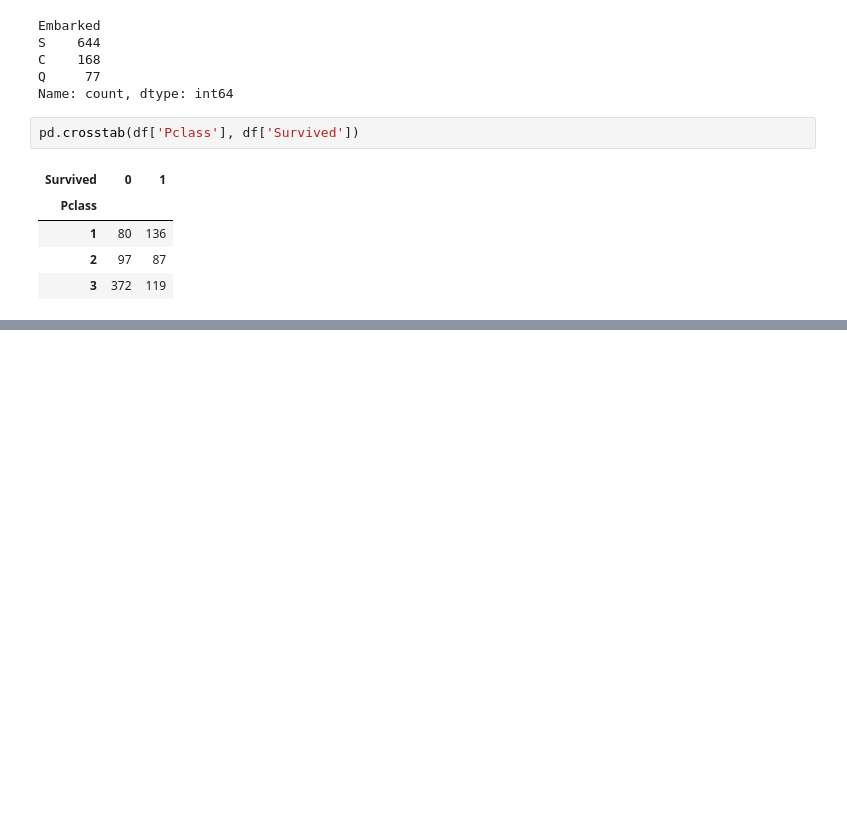
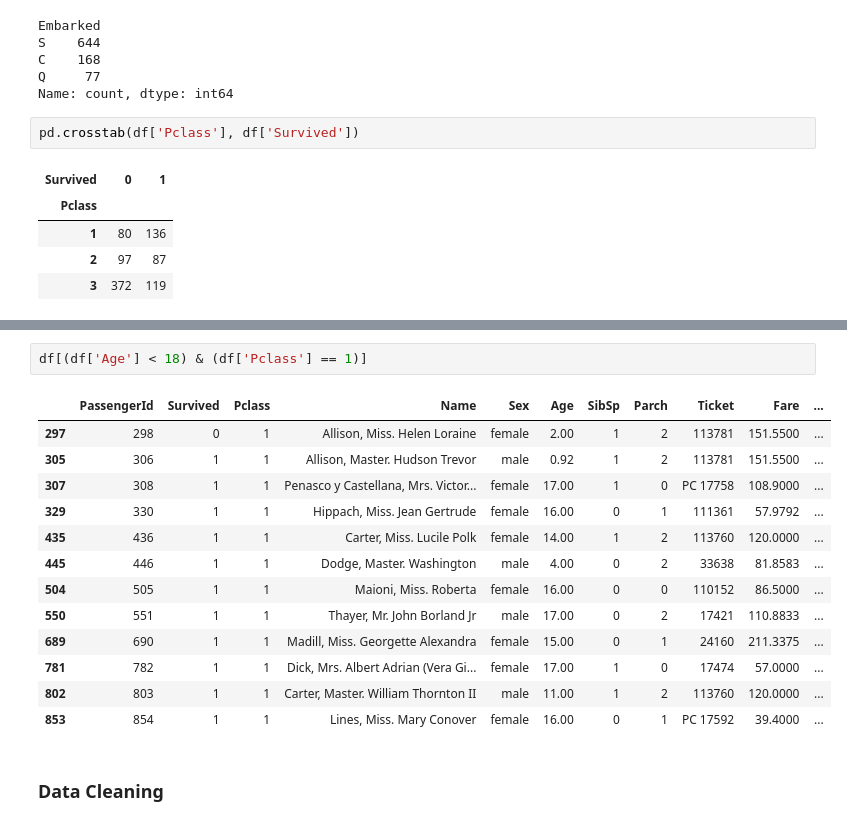
Before and after one commit to AchalMate/Complete-Data-Science-Guide, a Jupyter notebook: 02. Data Analysis using Python/02. Pandas/EDA on titanic Dataset.ipynb, the cells around one changed output, grey strips where cells are left out. Saved outputs shown, nothing was run; the diff lists cells and outputs as text; blank space fills up the shorter version.

```diff
--- a/02. Data Analysis using Python/02. Pandas/EDA on titanic Dataset.ipynb
+++ b/02. Data Analysis using Python/02. Pandas/EDA on titanic Dataset.ipynb
@@ -268,0 +433,18 @@ For example, when doing 'df[col].method(value, inplace=True)', try using 'df.met
+# %%
+df[(df['Age'] < 18) & (df['Pclass'] == 1)]
+# %% [output]
+|  | PassengerId | Survived | Pclass | Name | Sex | Age | SibSp | Parch | Ticket | Fare | ... |
+| 297 | 298 | 0 | 1 | Allison, Miss. Helen Loraine | female | 2.00 | 1 | 2 | 113781 | 151.5500 | ... |
+| 305 | 306 | 1 | 1 | Allison, Master. Hudson Trevor | male | 0.92 | 1 | 2 | 113781 | 151.5500 | ... |
+| 307 | 308 | 1 | 1 | Penasco y Castellana, Mrs. Victor... | female | 17.00 | 1 | 0 | PC 17758 | 108.9000 | ... |
+| 329 | 330 | 1 | 1 | Hippach, Miss. Jean Gertrude | female | 16.00 | 0 | 1 | 111361 | 57.9792 | ... |
+| 435 | 436 | 1 | 1 | Carter, Miss. Lucile Polk | female | 14.00 | 1 | 2 | 113760 | 120.0000 | ... |
+| 445 | 446 | 1 | 1 | Dodge, Master. Washington | male | 4.00 | 0 | 2 | 33638 | 81.8583 | ... |
+| 504 | 505 | 1 | 1 | Maioni, Miss. Roberta | female | 16.00 | 0 | 0 | 110152 | 86.5000 | ... |
+| 550 | 551 | 1 | 1 | Thayer, Mr. John Borland Jr | male | 17.00 | 0 | 2 | 17421 | 110.8833 | ... |
+| 689 | 690 | 1 | 1 | Madill, Miss. Georgette Alexandra | female | 15.00 | 0 | 1 | 24160 | 211.3375 | ... |
+| 781 | 782 | 1 | 1 | Dick, Mrs. Albert Adrian (Vera Gi... | female | 17.00 | 1 | 0 | 17474 | 57.0000 | ... |
+| 802 | 803 | 1 | 1 | Carter, Master. William Thornton II | male | 11.00 | 1 | 2 | 113760 | 120.0000 | ... |
+| 853 | 854 | 1 | 1 | Lines, Miss. Mary Conover | female | 16.00 | 0 | 1 | PC 17592 | 39.4000 | ... |
+# %% [markdown]
+### Data Cleaning
```
Also changed, not shown: parts of 62 cells of this notebook.
